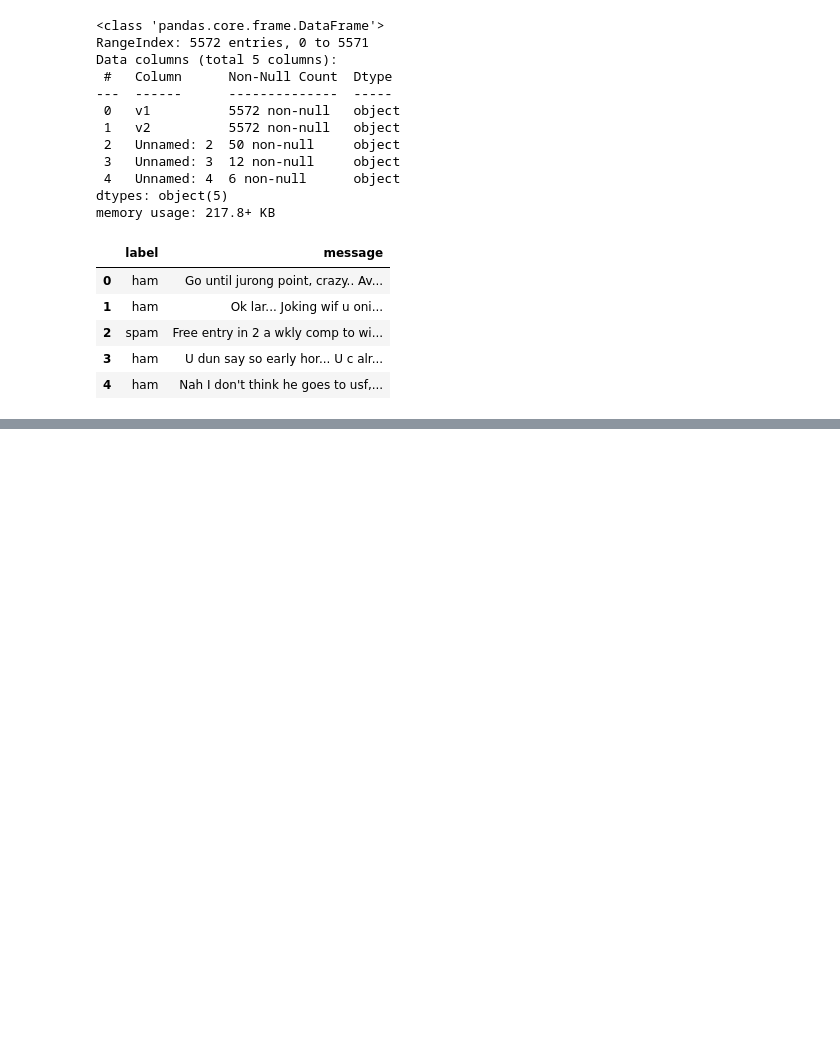
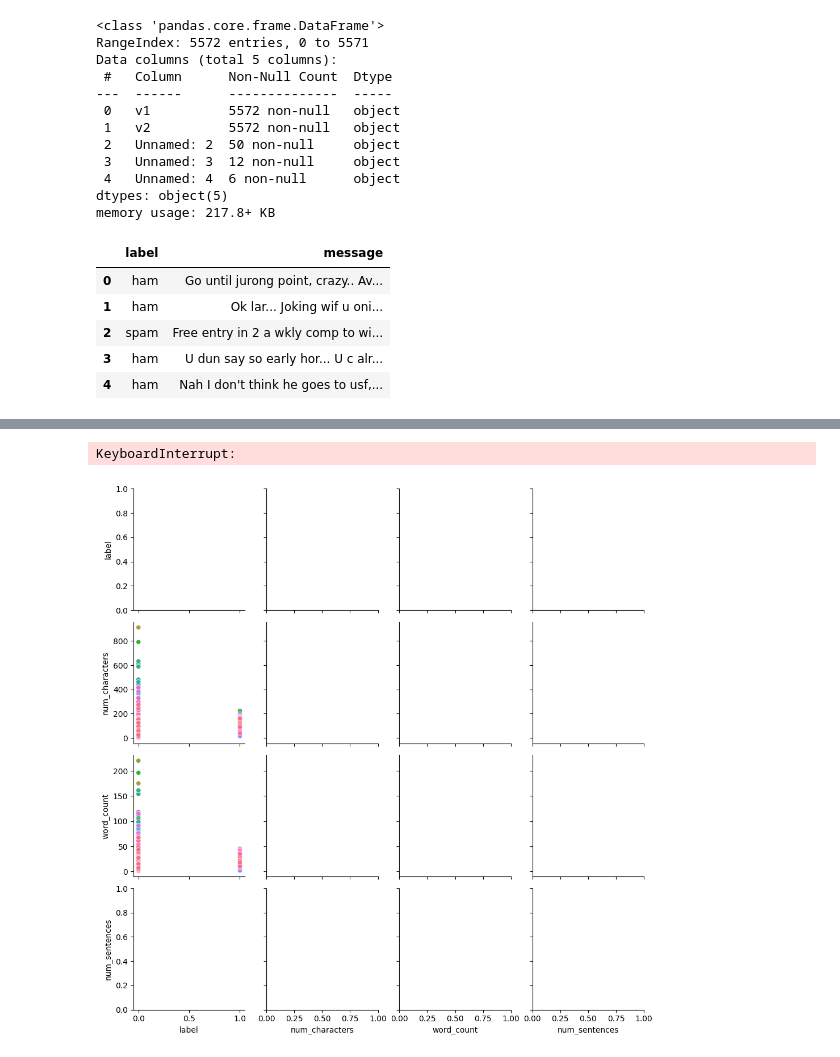
Before and after one commit to shersheryar/sms-spam-classifier-machine-learning, a Jupyter notebook: sms-spam-detection.ipynb, the cells around one changed output, grey strips where cells are left out. Drawn from its saved outputs; the diff is of its cells as text; code cells hidden in the pictures; blank space fills up the shorter version.

```diff
--- a/sms-spam-detection.ipynb
+++ b/sms-spam-detection.ipynb
@@ -55,0 +192,5 @@ array([0, 0, 1, ..., 0, 0, 0], shape=(5572,))
+# %%
+sns.pairplot(df, hue="label", diag_kind="kde")
+# %% [output]
+KeyboardInterrupt:
+[figure, added]
```
Also changed, not shown: parts of 16 cells of this notebook.
